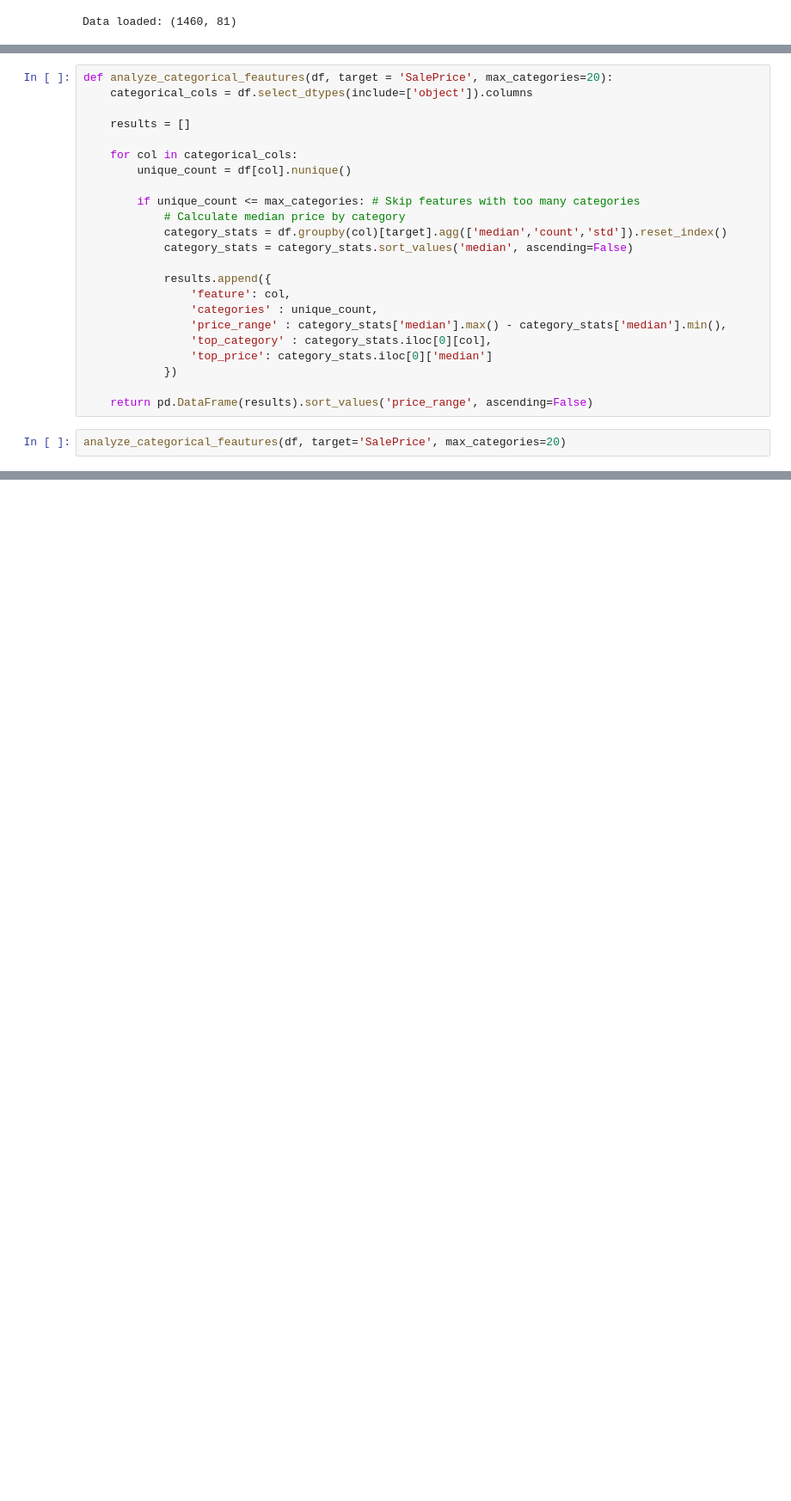
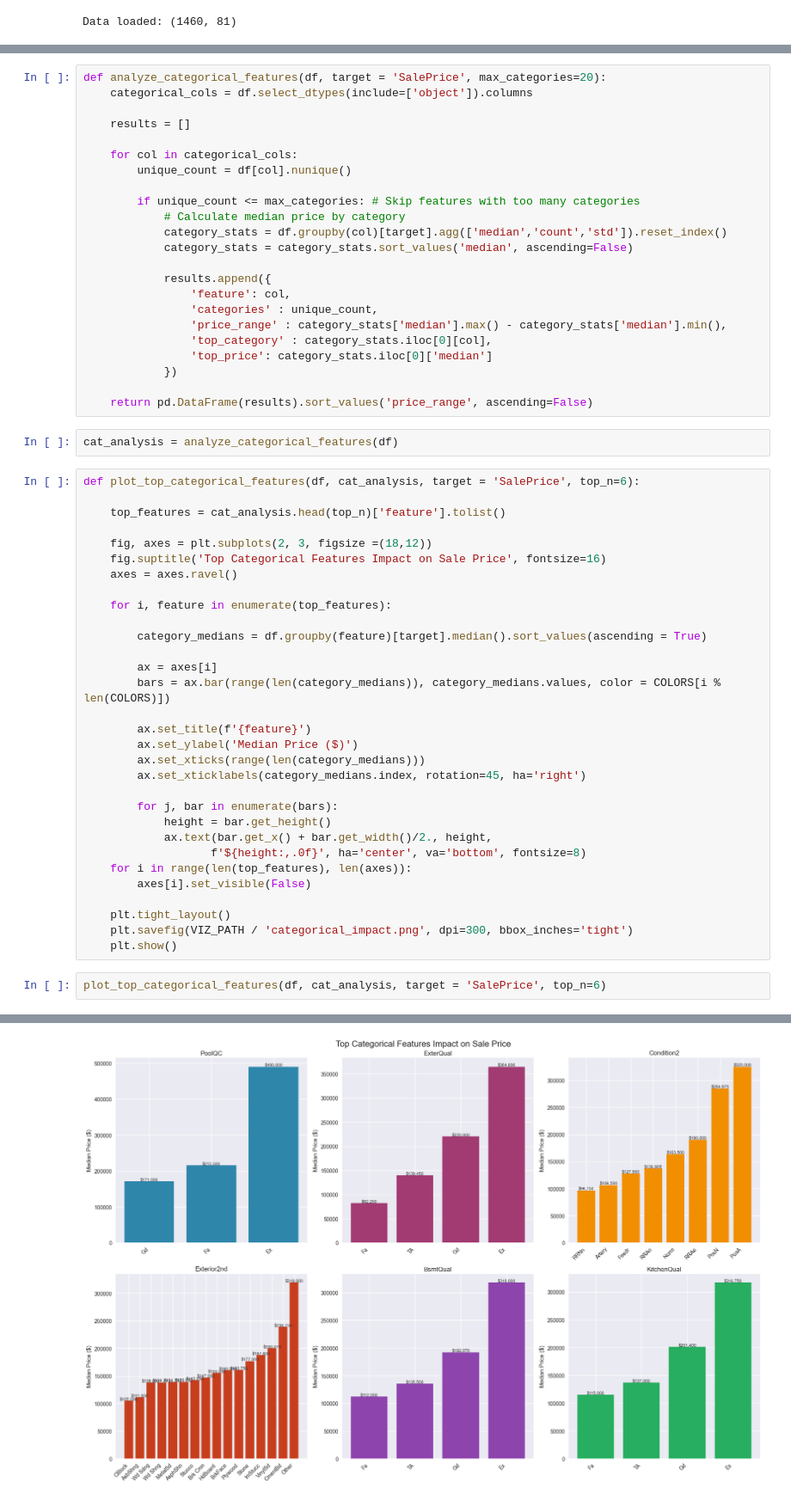
Before and after one commit to arsathits/data-analysis-with-python, a Jupyter notebook: housing_data_EDA/Housing.ipynb, the cells around one changed output, grey strips where cells are left out. Shown at 86% size. Cells and saved outputs as stored; diff of their text form; blank space fills up the shorter version.

Commit message:
Add function to plot top categorical features

```diff
--- a/housing_data_EDA/Housing.ipynb
+++ b/housing_data_EDA/Housing.ipynb
@@ -201,7 +201,7 @@ compute_correlation_matrix(df, target = "SalePrice", threshold = 0.5)
   'YearBuilt',
   'YearRemodAdd'])
 # %%
-def analyze_categorical_feautures(df, target = 'SalePrice', max_categories=20):
+def analyze_categorical_features(df, target = 'SalePrice', max_categories=20):
     categorical_cols = df.select_dtypes(include=['object']).columns
 
     results = []
@@ -223,6 +223,39 @@ def analyze_categorical_feautures(df, target = 'SalePrice', max_categories=20):
             })
 
     return pd.DataFrame(results).sort_values('price_range', ascending=False)
+# %%
+cat_analysis = analyze_categorical_features(df)
+# %%
+def plot_top_categorical_features(df, cat_analysis, target = 'SalePrice', top_n=6):
+
+    top_features = cat_analysis.head(top_n)['feature'].tolist()
+
+    fig, axes = plt.subplots(2, 3, figsize =(18,12))
+    fig.suptitle('Top Categorical Features Impact on Sale Price', fontsize=16)
+    axes = axes.ravel()
+
+    for i, feature in enumerate(top_features):
+
+        category_medians = df.groupby(feature)[target].median().sort_values(ascending = True)
+
+        ax = axes[i]
+        bars = ax.bar(range(len(category_medians)), category_medians.values, color = COLORS[i % len(COLORS)])
+
+        ax.set_title(f'{feature}')
+        ax.set_ylabel('Median Price ($)')
+        ax.set_xticks(range(len(category_medians)))
+        ax.set_xticklabels(category_medians.index, rotation=45, ha='right')
+
+        for j, bar in enumerate(bars):
+            height = bar.get_height()
+            ax.text(bar.get_x() + bar.get_width()/2., height,
+                   f'${height:,.0f}', ha='center', va='bottom', fontsize=8)
+    for i in range(len(top_features), len(axes)):
+        axes[i].set_visible(False)
+
+    plt.tight_layout()
+    plt.savefig(VIZ_PATH / 'categorical_impact.png', dpi=300, bbox_inches='tight')
+    plt.show()
 # %%
-analyze_categorical_feautures(df, target='SalePrice', max_categories=20)
+plot_top_categorical_features(df, cat_analysis, target = 'SalePrice', top_n=6)
 # %% [output]
@@ -245,0 +262 @@ analyze_categorical_feautures(df, target='SalePrice', max_categories=20)
+[figure, added]
```
Also changed, not shown: parts of 1 cell of this notebook, 1 other file.
